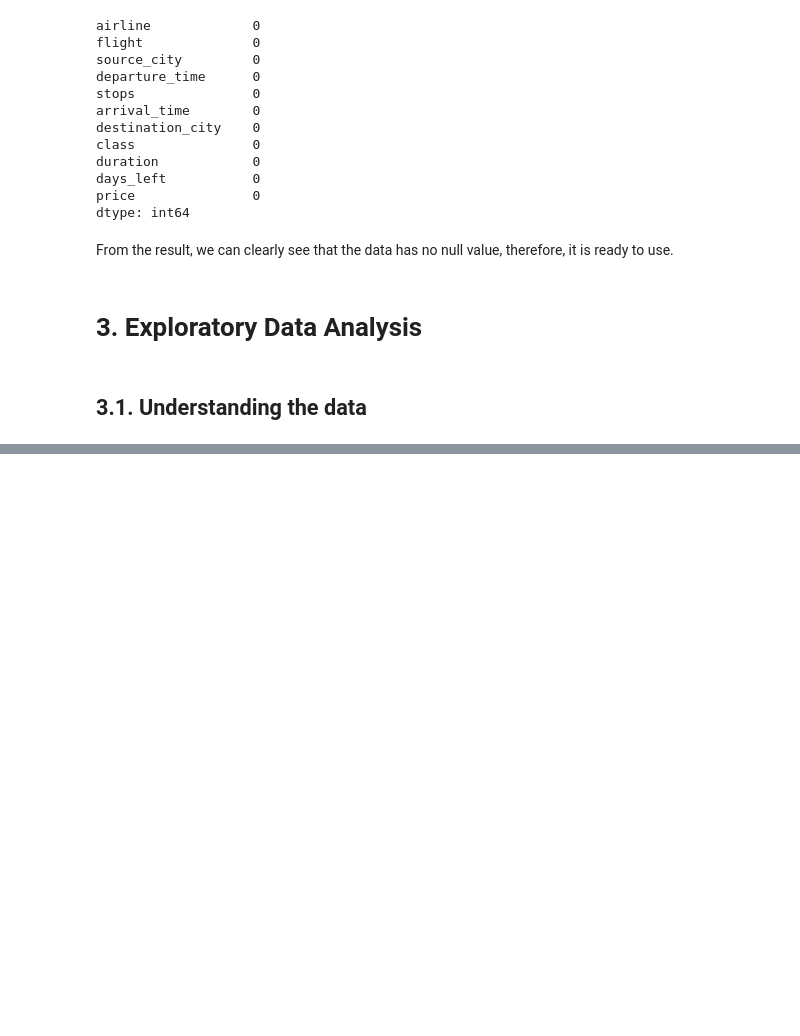
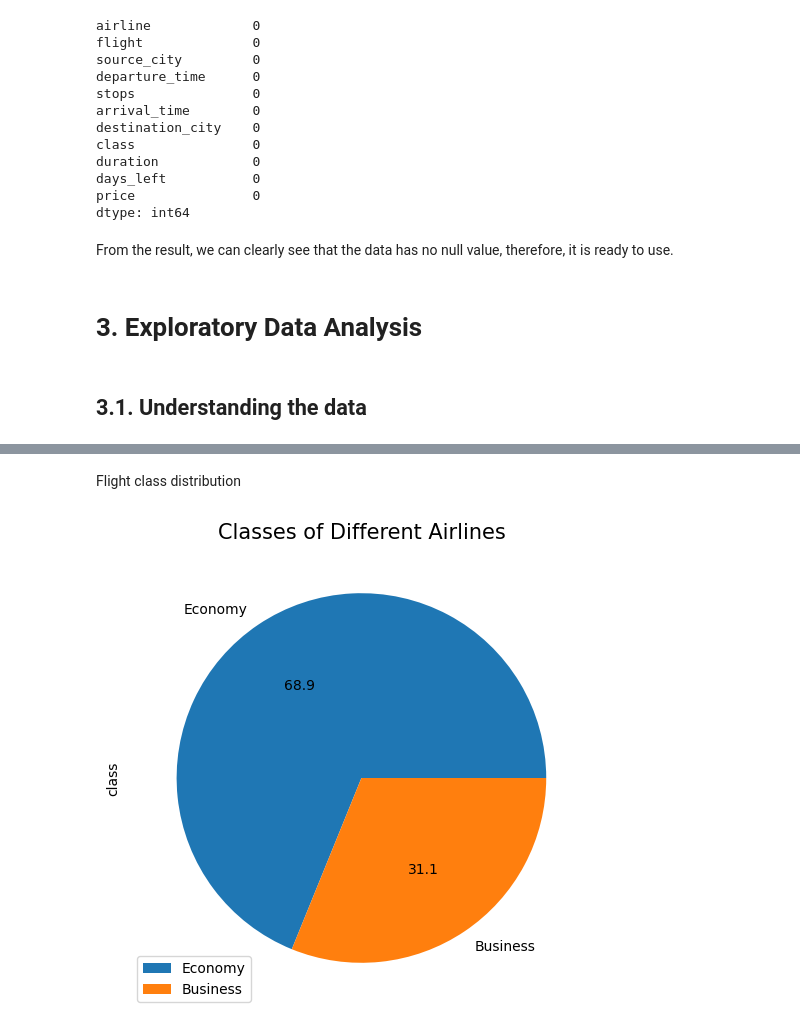
Before and after one commit to hungphanquocviet/flight-price-prediction, a Jupyter notebook: flight_price_notebook.ipynb, the cells around one changed output, grey strips where cells are left out. Cells and saved outputs as stored; diff of their text form; code cells hidden in the pictures; blank space fills up the shorter version.

```diff
--- a/flight_price_notebook.ipynb
+++ b/flight_price_notebook.ipynb
@@ -97,0 +189,10 @@ From the result, we can clearly see that the data has no null value, therefore,
+# %% [markdown]
+Flight class distribution
+# %%
+plt.figure(figsize=(8,6))
+df['class'].value_counts().plot(kind='pie',textprops={'color':'black'},autopct='%.1f')
+plt.title('Classes of Different Airlines',fontsize=15)
+plt.legend(['Economy','Business'])
+plt.show()
+# %% [output]
+[figure, added]
```
Also changed, not shown: parts of 17 cells of this notebook.
